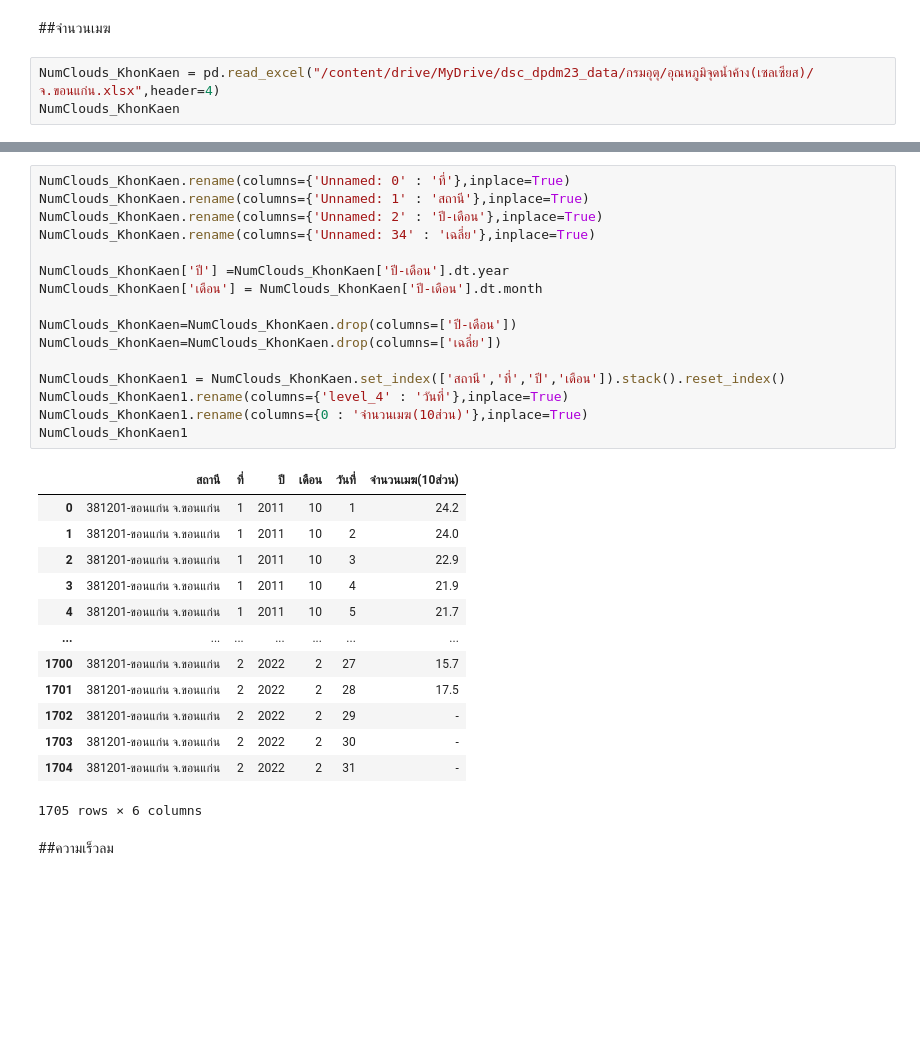
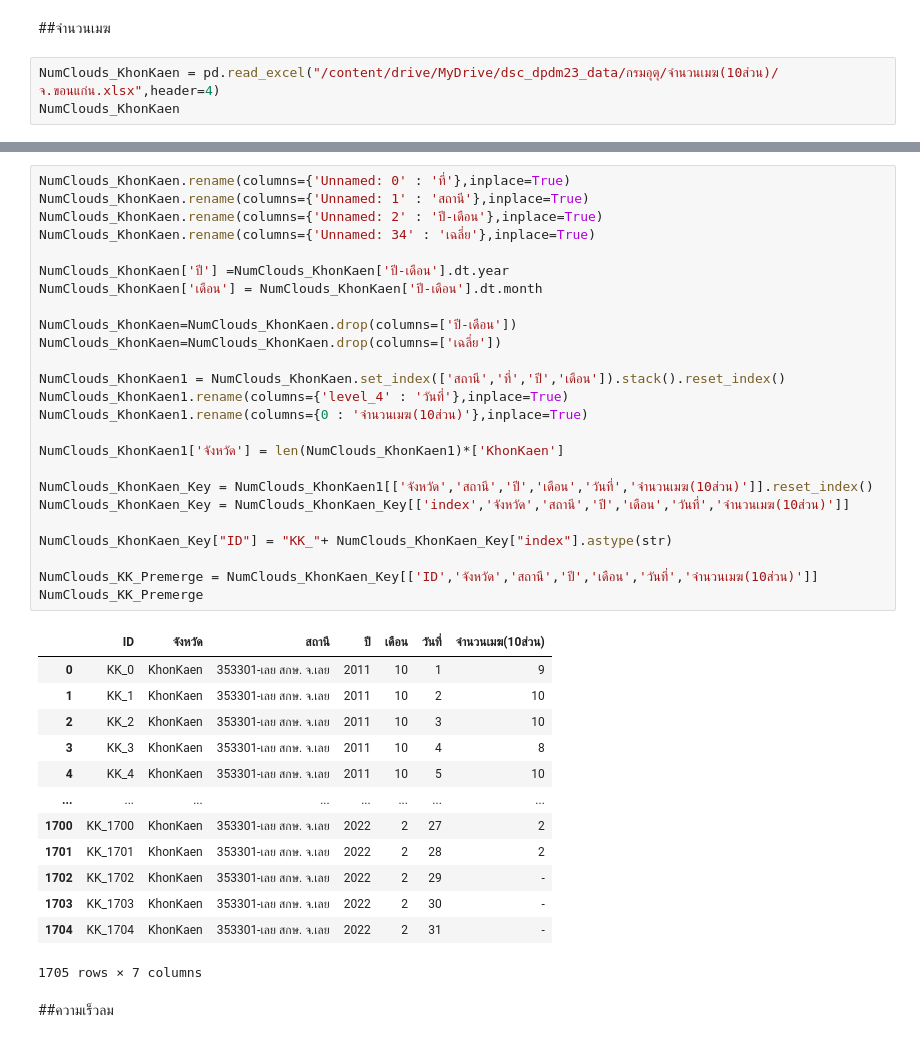
Before and after one commit to Nareekan789/BSC_DPDM23, a Jupyter notebook: midterm_bscdpdm23.ipynb, the cells around one changed output, grey strips where cells are left out. Cells and saved outputs as stored; diff of their text form; blank space fills up the shorter version.

```diff
--- a/midterm_bscdpdm23.ipynb
+++ b/midterm_bscdpdm23.ipynb
@@ -309,7 +379,7 @@ Rainfall_KhonKaen1
 # %% [markdown]
 ##จำนวนเมฆ
 # %%
-NumClouds_KhonKaen = pd.read_excel("/content/drive/MyDrive/dsc_dpdm23_data/กรมอุตุ/อุณหภูมิจุดน้ำค้าง(เซลเซียส)/จ.ขอนแก่น.xlsx",header=4)
+NumClouds_KhonKaen = pd.read_excel("/content/drive/MyDrive/dsc_dpdm23_data/กรมอุตุ/จำนวนเมฆ(10ส่วน)/จ.ขอนแก่น.xlsx",header=4)
 NumClouds_KhonKaen
 # %% [output]
 |  | Unnamed: 0 | Unnamed: 1 | Unnamed: 2 | 1 | 2 | 3 | 4 | 5 | 6 | 7 | ... |
@@ -333,33 +403,42 @@ NumClouds_KhonKaen
 # %%
 NumClouds_KhonKaen.rename(columns={'Unnamed: 0' : 'ที่'},inplace=True)
 NumClouds_KhonKaen.rename(columns={'Unnamed: 1' : 'สถานี'},inplace=True)
 NumClouds_KhonKaen.rename(columns={'Unnamed: 2' : 'ปี-เดือน'},inplace=True)
 NumClouds_KhonKaen.rename(columns={'Unnamed: 34' : 'เฉลี่ย'},inplace=True)
 
 NumClouds_KhonKaen['ปี'] =NumClouds_KhonKaen['ปี-เดือน'].dt.year
 NumClouds_KhonKaen['เดือน'] = NumClouds_KhonKaen['ปี-เดือน'].dt.month
 
 NumClouds_KhonKaen=NumClouds_KhonKaen.drop(columns=['ปี-เดือน'])
 NumClouds_KhonKaen=NumClouds_KhonKaen.drop(columns=['เฉลี่ย'])
 
 NumClouds_KhonKaen1 = NumClouds_KhonKaen.set_index(['สถานี','ที่','ปี','เดือน']).stack().reset_index()
 NumClouds_KhonKaen1.rename(columns={'level_4' : 'วันที่'},inplace=True)
 NumClouds_KhonKaen1.rename(columns={0 : 'จำนวนเมฆ(10ส่วน)'},inplace=True)
-NumClouds_KhonKaen1
+
+NumClouds_KhonKaen1['จังหวัด'] = len(NumClouds_KhonKaen1)*['KhonKaen']
+
+NumClouds_KhonKaen_Key = NumClouds_KhonKaen1[['จังหวัด','สถานี','ปี','เดือน','วันที่','จำนวนเมฆ(10ส่วน)']].reset_index()
+NumClouds_KhonKaen_Key = NumClouds_KhonKaen_Key[['index','จังหวัด','สถานี','ปี','เดือน','วันที่','จำนวนเมฆ(10ส่วน)']]
+
+NumClouds_KhonKaen_Key["ID"] = "KK_"+ NumClouds_KhonKaen_Key["index"].astype(str)
+
+NumClouds_KK_Premerge = NumClouds_KhonKaen_Key[['ID','จังหวัด','สถานี','ปี','เดือน','วันที่','จำนวนเมฆ(10ส่วน)']]
+NumClouds_KK_Premerge
 # %% [output]
-|  | สถานี | ที่ | ปี | เดือน | วันที่ | จำนวนเมฆ(10ส่วน) |
-| 0 | 381201-ขอนแก่น จ.ขอนแก่น | 1 | 2011 | 10 | 1 | 24.2 |
-| 1 | 381201-ขอนแก่น จ.ขอนแก่น | 1 | 2011 | 10 | 2 | 24.0 |
-| 2 | 381201-ขอนแก่น จ.ขอนแก่น | 1 | 2011 | 10 | 3 | 22.9 |
-| 3 | 381201-ขอนแก่น จ.ขอนแก่น | 1 | 2011 | 10 | 4 | 21.9 |
-| 4 | 381201-ขอนแก่น จ.ขอนแก่น | 1 | 2011 | 10 | 5 | 21.7 |
-| ... | ... | ... | ... | ... | ... | ... |
-| 1700 | 381201-ขอนแก่น จ.ขอนแก่น | 2 | 2022 | 2 | 27 | 15.7 |
-| 1701 | 381201-ขอนแก่น จ.ขอนแก่น | 2 | 2022 | 2 | 28 | 17.5 |
-| 1702 | 381201-ขอนแก่น จ.ขอนแก่น | 2 | 2022 | 2 | 29 | - |
-| 1703 | 381201-ขอนแก่น จ.ขอนแก่น | 2 | 2022 | 2 | 30 | - |
-| 1704 | 381201-ขอนแก่น จ.ขอนแก่น | 2 | 2022 | 2 | 31 | - |
+|  | ID | จังหวัด | สถานี | ปี | เดือน | วันที่ | จำนวนเมฆ(10ส่วน) |
+| 0 | KK_0 | KhonKaen | 353301-เลย สกษ. จ.เลย | 2011 | 10 | 1 | 9 |
+| 1 | KK_1 | KhonKaen | 353301-เลย สกษ. จ.เลย | 2011 | 10 | 2 | 10 |
+| 2 | KK_2 | KhonKaen | 353301-เลย สกษ. จ.เลย | 2011 | 10 | 3 | 10 |
+| 3 | KK_3 | KhonKaen | 353301-เลย สกษ. จ.เลย | 2011 | 10 | 4 | 8 |
+| 4 | KK_4 | KhonKaen | 353301-เลย สกษ. จ.เลย | 2011 | 10 | 5 | 10 |
+| ... | ... | ... | ... | ... | ... | ... | ... |
+| 1700 | KK_1700 | KhonKaen | 353301-เลย สกษ. จ.เลย | 2022 | 2 | 27 | 2 |
+| 1701 | KK_1701 | KhonKaen | 353301-เลย สกษ. จ.เลย | 2022 | 2 | 28 | 2 |
+| 1702 | KK_1702 | KhonKaen | 353301-เลย สกษ. จ.เลย | 2022 | 2 | 29 | - |
+| 1703 | KK_1703 | KhonKaen | 353301-เลย สกษ. จ.เลย | 2022 | 2 | 30 | - |
+| 1704 | KK_1704 | KhonKaen | 353301-เลย สกษ. จ.เลย | 2022 | 2 | 31 | - |
-1705 rows × 6 columns
+1705 rows × 7 columns
 # %% [markdown]
 ##ความเร็วลม
 # %%
```
Also changed, not shown: parts of 19 cells of this notebook.
